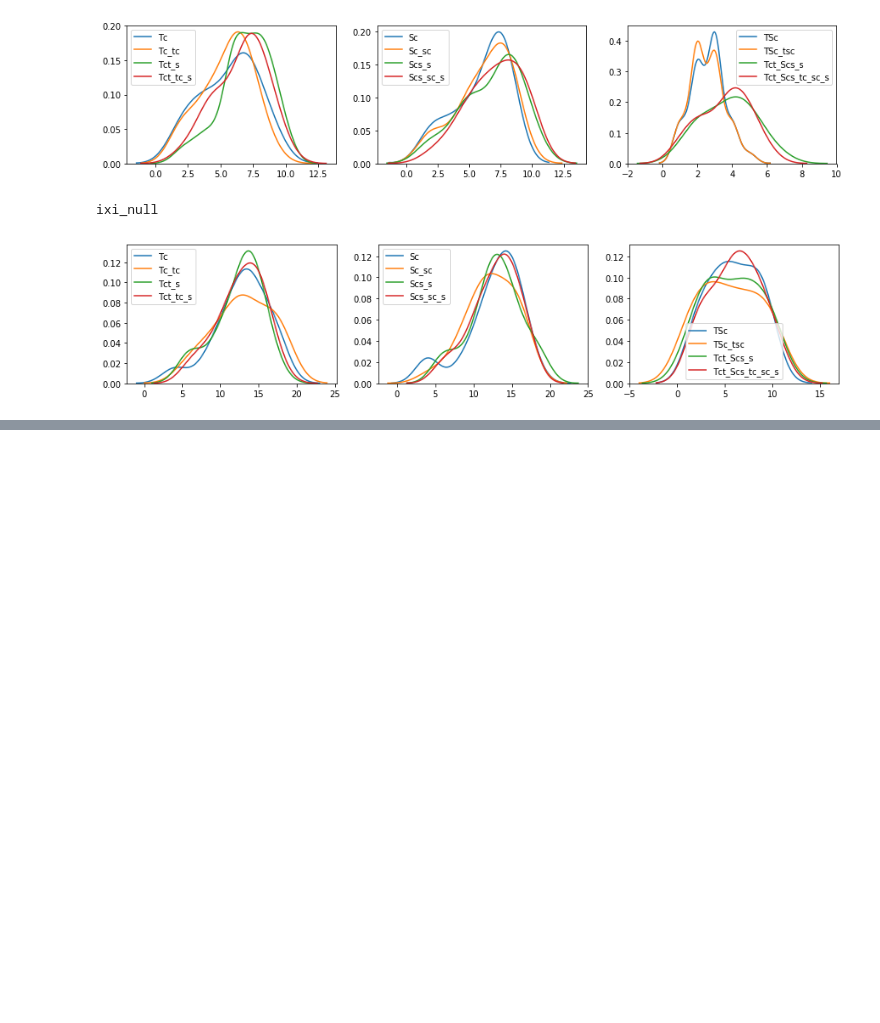
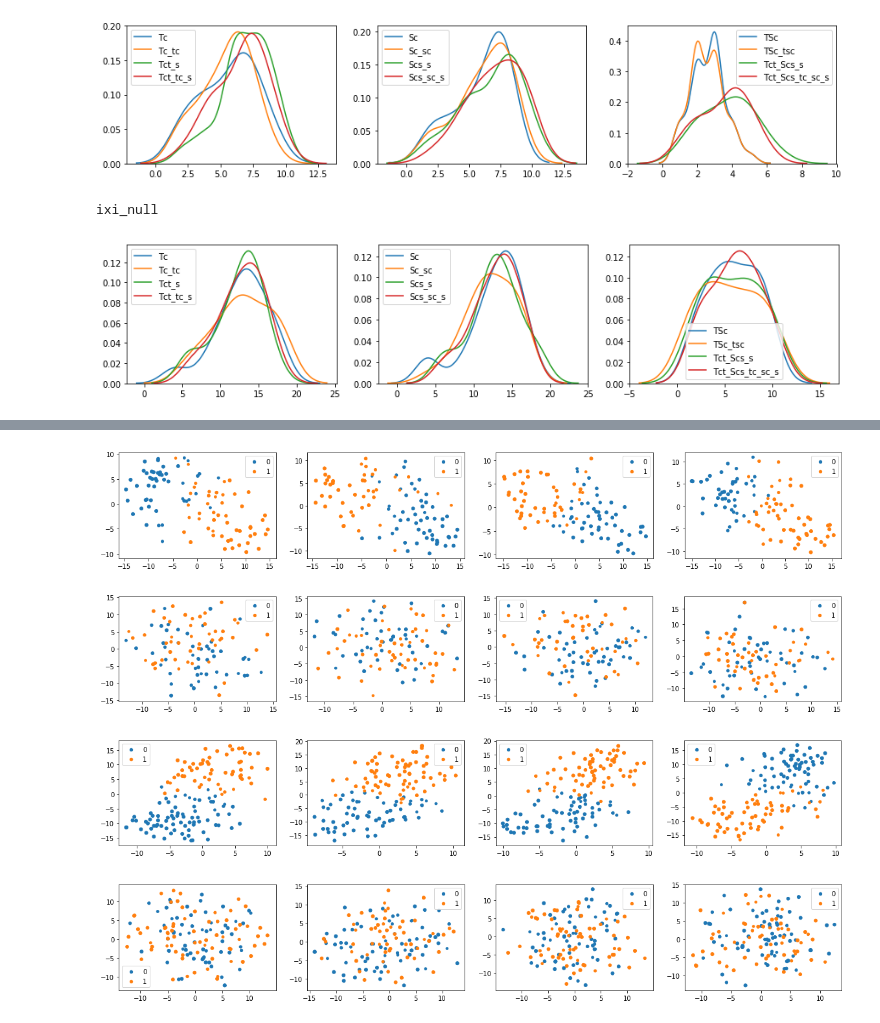
Before and after one commit to ljollans/cv_clustering, a Jupyter notebook: notebooks/mddnullcomp_summaries_270520.ipynb, the cells around one changed output, grey strips where cells are left out. Drawn from its saved outputs; the diff is of its cells as text; code cells hidden in the pictures; blank space fills up the shorter version.

```diff
--- a/notebooks/mddnullcomp_summaries_270520.ipynb
+++ b/notebooks/mddnullcomp_summaries_270520.ipynb
@@ -258,0 +377,40 @@ clussize_test_lvl2n
+# %%
+# plot the clusters on a tsne
+def get_tsne_plotmf(input_filedir,modstr,s):
+    filestr=(input_filedir + sets[0] + modstr + str(0))
+    with open(filestr, "rb") as f:
+        mod = pickle.load(f)
+    Tc = mod.data
+    Tc_tsne=TSNE(n_components=2, perplexity=30, early_exaggeration=1, learning_rate=2, n_iter=1000).fit_transform(Tc)
+    return Tc_tsne
+
+Tc_tsne = get_tsne(input_filedir,modstr,s)
+Tcn_tsne = get_tsne(input_filedirn,modstrn,s)
+Tci_tsne = get_tsne(input_filediri,modstri,s)
+Tcin_tsne = get_tsne(input_filedirin,modstrin,s)
+# %%
+def plot_mf_tsne(input_filedir,modstr,s,k, Tc_tsne):
+    filestr=(input_filedir + sets[0] + modstr + str(0))
+    with open(filestr, "rb") as f:
+        mod = pickle.load(f)
+    fig=plt.figure(figsize=[20,3])
+    for mf in range(4):
+        maintrain = np.where(np.isfinite(mod.cv_assignment[:, mf]))[0]
+        maintest = np.where(np.isnan(mod.cv_assignment[:, mf]))[0]
+        with open((input_filedir + sets[s] + '_aggr_betas_k' + str(k) + '_mf' + str(mf) + '.pkl'),'rb') as f:
+            [X, clustering, assig, allbetas, tmp_testproba, argmaxYdot, argmaxYprob] = pickle.load(f)
+        probmax = np.array([tmp_testproba[i,argmaxYprob[i].astype(int)] for i in range(len(argmaxYdot))])
+        ax=plt.subplot(1,4,mf+1); colorscatter(Tc_tsne[maintest,:],argmaxYprob,probmax*5, ax, 1)
+    plt.show()
+
+s=0
+k=0
+plot_mf_tsne(input_filedir,modstr,s,k, Tc_tsne)
+plot_mf_tsne(input_filedirn,modstrn,s,k, Tcn_tsne)
+plot_mf_tsne(input_filediri,modstri,s,k, Tci_tsne)
+plot_mf_tsne(input_filedirin,modstrin,s,k, Tcin_tsne)
+# %% [output]
+[figure, added]
+[figure, added]
+[figure, added]
+[figure, added]
```
Also changed, not shown: parts of 19 cells of this notebook, 2 other files.
